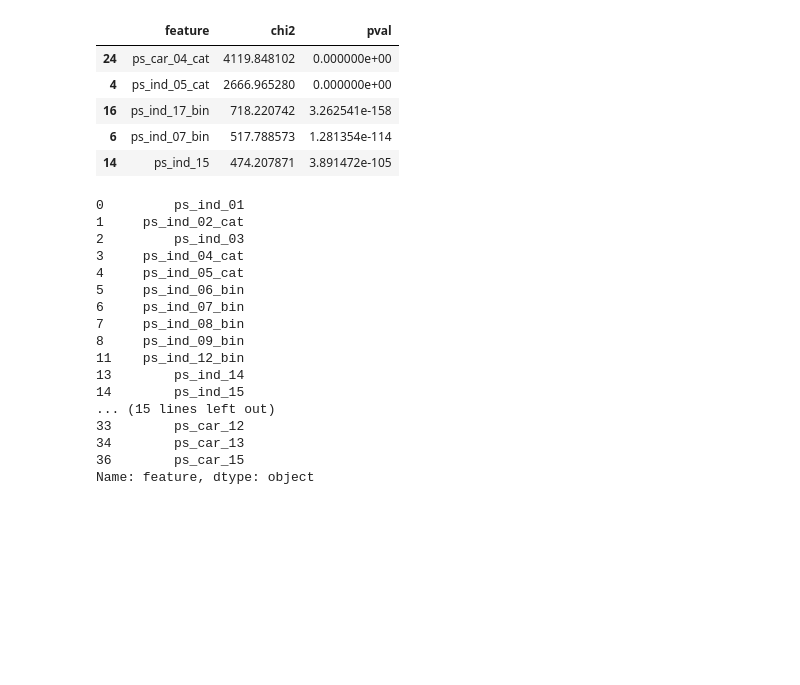
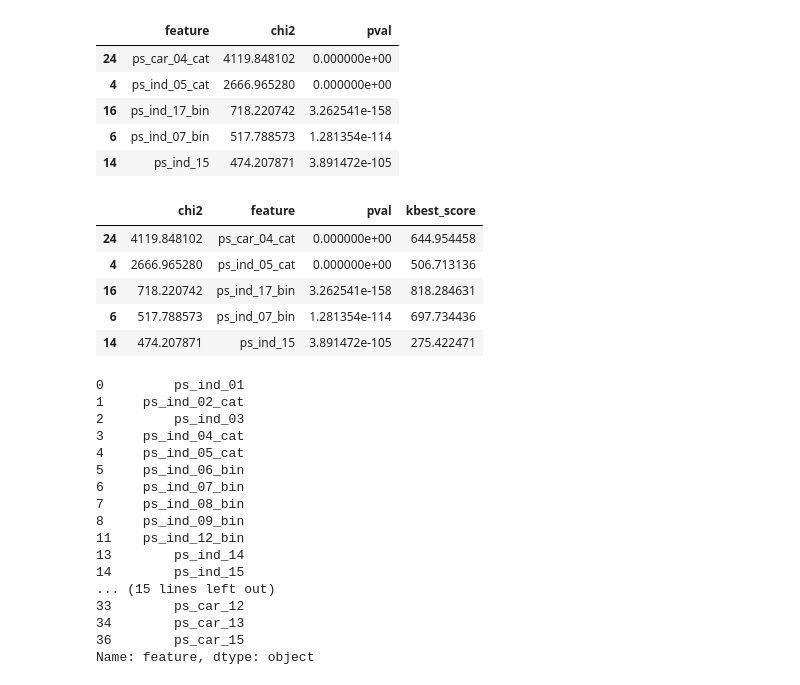
Before and after one commit to thoolihan/porto, a Jupyter notebook: Explore.ipynb, the cells around one changed output. Saved outputs shown, nothing was run; the diff lists cells and outputs as text; code cells hidden in the pictures; blank space fills up the shorter version.

```diff
--- a/Explore.ipynb
+++ b/Explore.ipynb
@@ -88,6 +88,21 @@ ch2_df[['feature', 'chi2', 'pval']].sort_values('pval', axis = 0, ascending = Tr
 | 16 | ps_ind_17_bin | 718.220742 | 3.262541e-158 |
 | 6 | ps_ind_07_bin | 517.788573 | 1.281354e-114 |
 | 14 | ps_ind_15 | 474.207871 | 3.891472e-105 |
+# %%
+from sklearn.feature_selection import SelectKBest
+from sklearn.feature_selection import chi2
+
+kbest = SelectKBest(k="all")
+results = kbest.fit(X, y)
+ch2_df['kbest_score'] = results.scores_
+ch2_df.sort_values('pval', axis = 0, ascending = True).head()
+# %% [output]
+|  | chi2 | feature | pval | kbest_score |
+| 24 | 4119.848102 | ps_car_04_cat | 0.000000e+00 | 644.954458 |
+| 4 | 2666.965280 | ps_ind_05_cat | 0.000000e+00 | 506.713136 |
+| 16 | 718.220742 | ps_ind_17_bin | 3.262541e-158 | 818.284631 |
+| 6 | 517.788573 | ps_ind_07_bin | 1.281354e-114 | 697.734436 |
+| 14 | 474.207871 | ps_ind_15 | 3.891472e-105 | 275.422471 |
 # %%
 ch2_df.to_csv("data/chi2_features.csv")
 # %%
```
Also changed, not shown: parts of 5 cells of this notebook.
